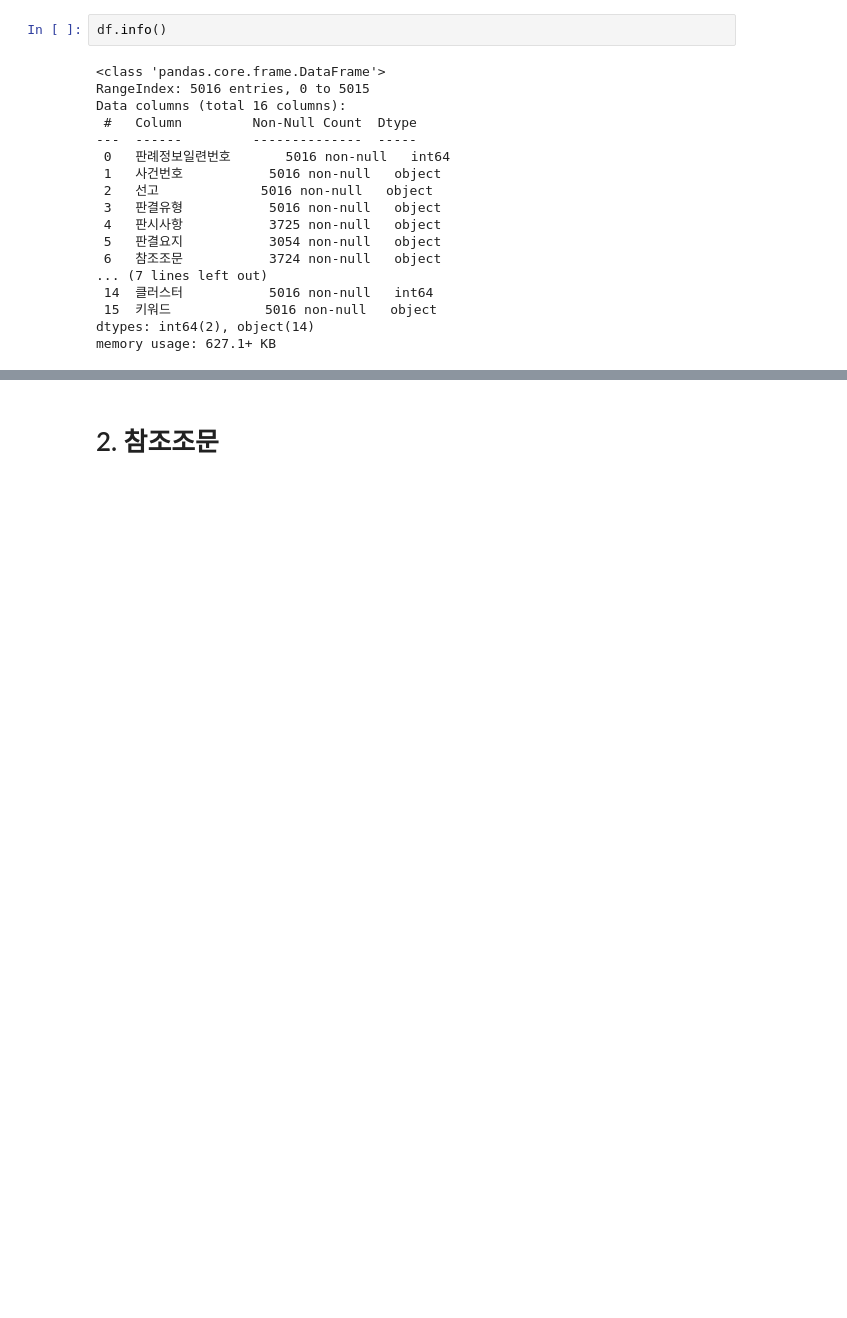
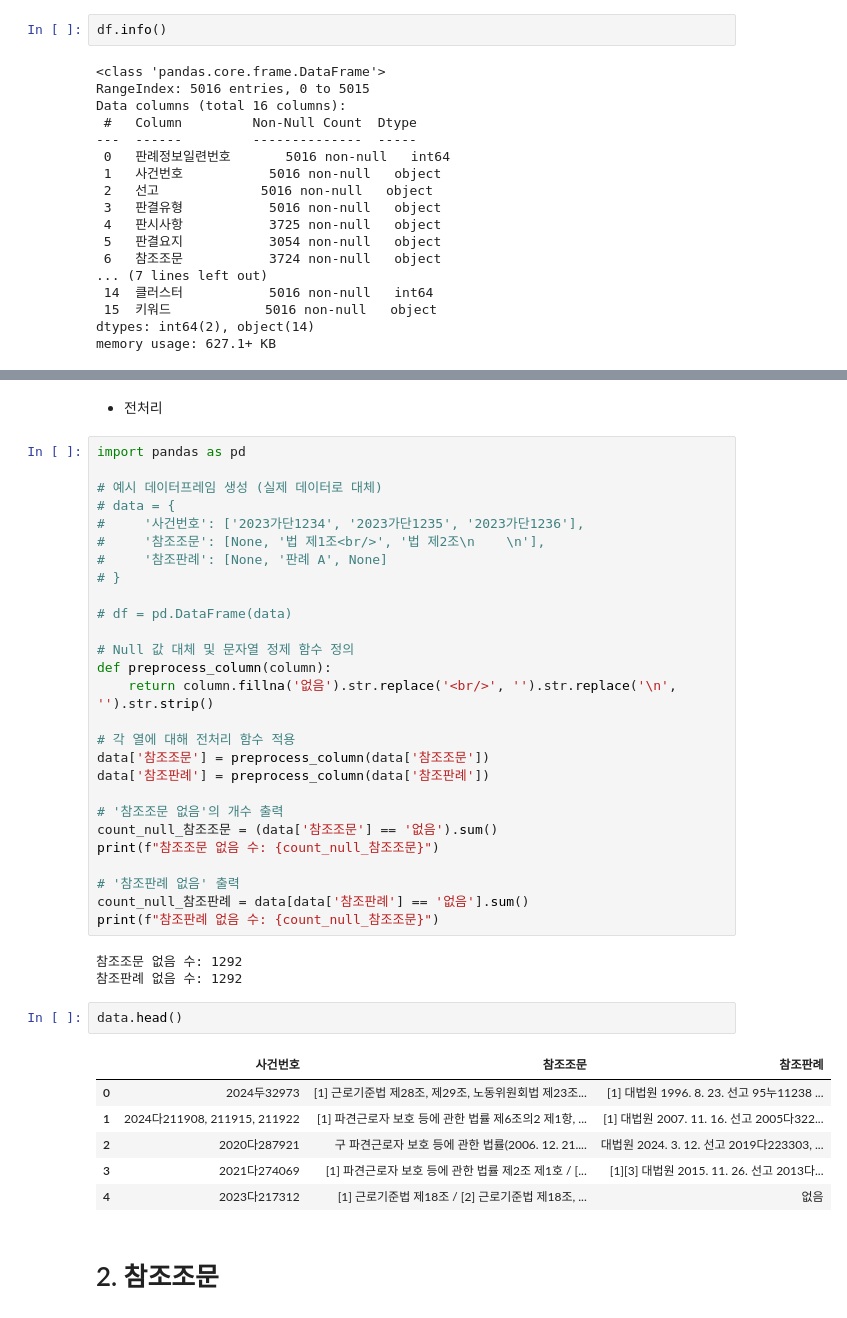
Before and after one commit to sesac-NoF/NoF, a Jupyter notebook: Labor_precedent_EDA/13_Labor_Real_references.ipynb, the cells around one changed output, grey strips where cells are left out. Saved outputs shown, nothing was run; the diff lists cells and outputs as text; blank space fills up the shorter version.

```diff
--- a/Labor_precedent_EDA/13_Labor_Real_references.ipynb
+++ b/Labor_precedent_EDA/13_Labor_Real_references.ipynb
@@ -57,5 +53,46 @@ df_labor_reference.head()
 | 2 | 2020다287921 | 구 파견근로자 보호 등에 관한 법률(2006. 12. 21.... | 대법원 2024. 3. 12. 선고 2019다223303, ... |
 | 3 | 2021다274069 | [1] 파견근로자 보호 등에 관한 법률 제2조 제1호 / [... | [1][3] 대법원 2015. 11. 26. 선고 2013다... |
 | 4 | 2023다217312 | [1] 근로기준법 제18조 / [2] 근로기준법 제18조, ... | NaN |
+# %% [markdown]
+* 전처리
+# %%
+import pandas as pd
+
+# 예시 데이터프레임 생성 (실제 데이터로 대체)
+# data = {
+#     '사건번호': ['2023가단1234', '2023가단1235', '2023가단1236'],
+#     '참조조문': [None, '법 제1조<br/>', '법 제2조\n    \n'],
+#     '참조판례': [None, '판례 A', None]
+# }
+
+# df = pd.DataFrame(data)
+
+# Null 값 대체 및 문자열 정제 함수 정의
+def preprocess_column(column):
+    return column.fillna('없음').str.replace('<br/>', '').str.replace('\n', '').str.strip()
+
+# 각 열에 대해 전처리 함수 적용
+data['참조조문'] = preprocess_column(data['참조조문'])
+data['참조판례'] = preprocess_column(data['참조판례'])
+
+# '참조조문 없음'의 개수 출력
+count_null_참조조문 = (data['참조조문'] == '없음').sum()
+print(f"참조조문 없음 수: {count_null_참조조문}")
+
+# '참조판례 없음' 출력
+count_null_참조판례 = data[data['참조판례'] == '없음'].sum()
+print(f"참조판례 없음 수: {count_null_참조조문}")
+# %% [output]
+참조조문 없음 수: 1292
+참조판례 없음 수: 1292
+# %%
+data.head()
+# %% [output]
+|  | 사건번호 | 참조조문 | 참조판례 |
+| 0 | 2024두32973 | [1] 근로기준법 제28조, 제29조, 노동위원회법 제23조... | [1] 대법원 1996. 8. 23. 선고 95누11238 ... |
+| 1 | 2024다211908, 211915, 211922 | [1] 파견근로자 보호 등에 관한 법률 제6조의2 제1항, ... | [1] 대법원 2007. 11. 16. 선고 2005다322... |
+| 2 | 2020다287921 | 구 파견근로자 보호 등에 관한 법률(2006. 12. 21.... | 대법원 2024. 3. 12. 선고 2019다223303, ... |
+| 3 | 2021다274069 | [1] 파견근로자 보호 등에 관한 법률 제2조 제1호 / [... | [1][3] 대법원 2015. 11. 26. 선고 2013다... |
+| 4 | 2023다217312 | [1] 근로기준법 제18조 / [2] 근로기준법 제18조, ... | 없음 |
 # %% [markdown]
 # 2. 참조조문
```
Also changed, not shown: parts of 40 cells of this notebook.
